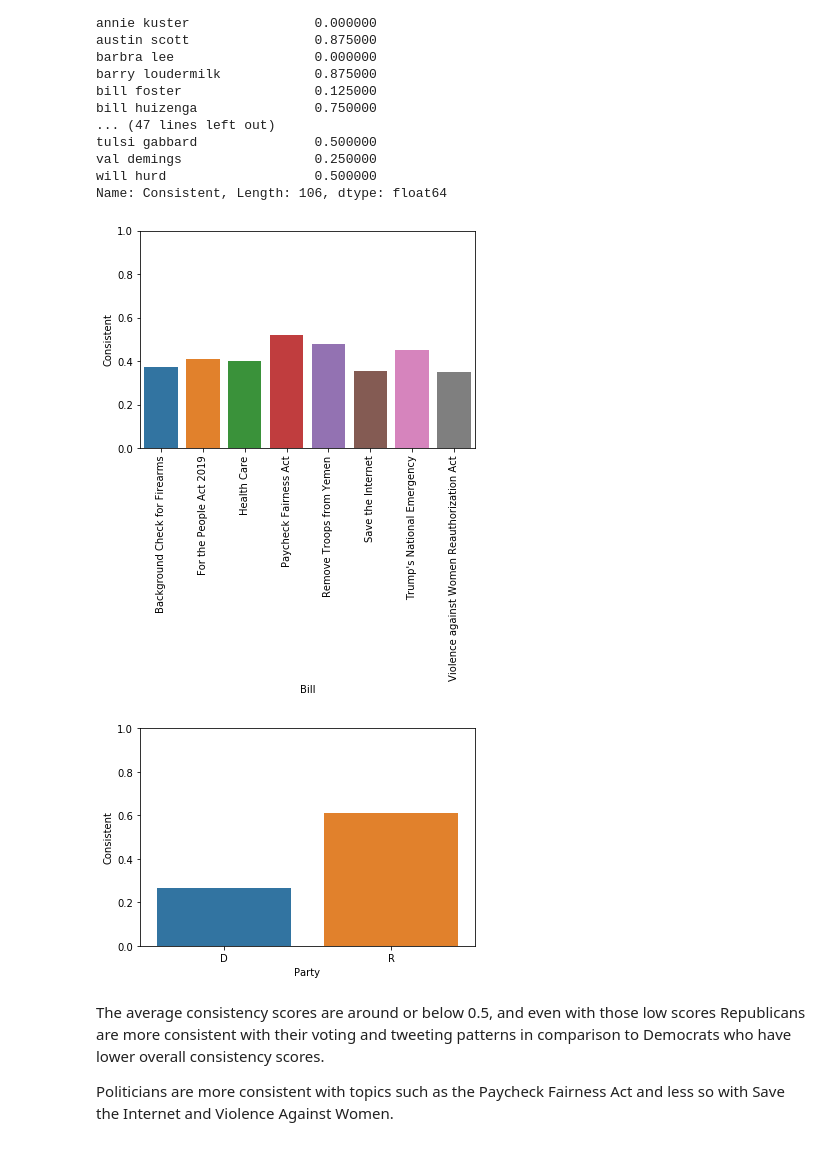
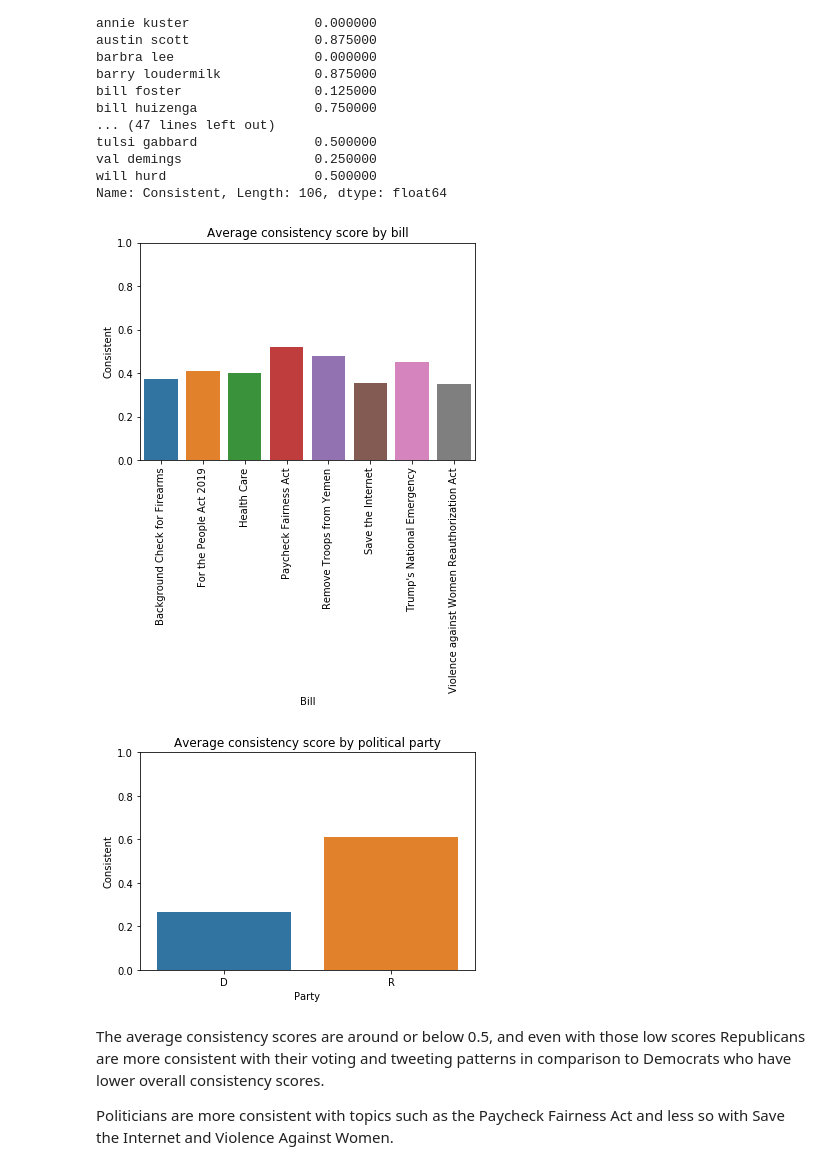
Before and after one commit to annsudhart/politician-tweet-analysis, a Jupyter notebook: data_collection.ipynb, the cells around one changed output. Cells and saved outputs as stored; diff of their text form; code cells hidden in the pictures.

```diff
--- a/data_collection.ipynb
+++ b/data_collection.ipynb
@@ -1183,15 +1365,17 @@ Name: Consistent, Length: 106, dtype: float64
 by_bill = votes_mod.groupby(['Bill'])['Consistent'].mean()
 by_bill_plot = sns.barplot(x = by_bill.index, y = by_bill)
 by_bill_plot.set_xticklabels(labels = by_bill.index, rotation=90);
+by_bill_plot.set_title('Average consistency score by bill')
 by_bill_plot.axes.set_ylim(0,1);
 # %% [output]
-[figure, old version]
+[figure, new version]
 # %%
 by_party = votes_mod.groupby(['Party'])['Consistent'].mean()
 by_party_plot = sns.barplot(x = by_party.index, y = by_party)
+by_party_plot.set_title('Average consistency score by political party')
 by_party_plot.axes.set_ylim(0,1);
 # %% [output]
-[figure, old version]
+[figure, new version]
 # %% [markdown]
 The average consistency scores are around or below 0.5, and even with those low scores Republicans are more consistent with their voting and tweeting patterns in comparison to Democrats who have lower overall consistency scores.
 
```
Also changed, not shown: parts of 29 cells of this notebook.
